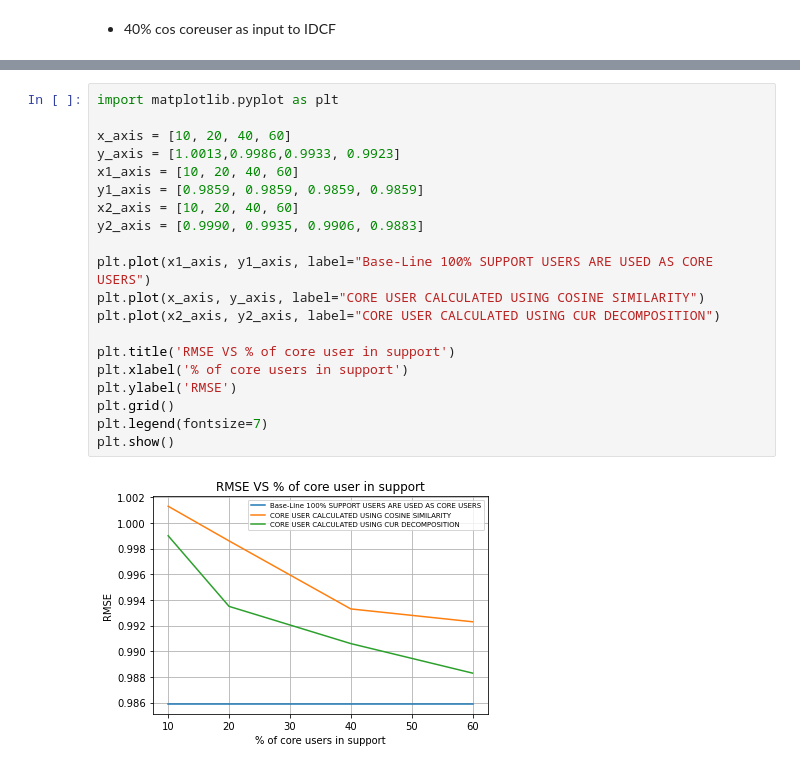
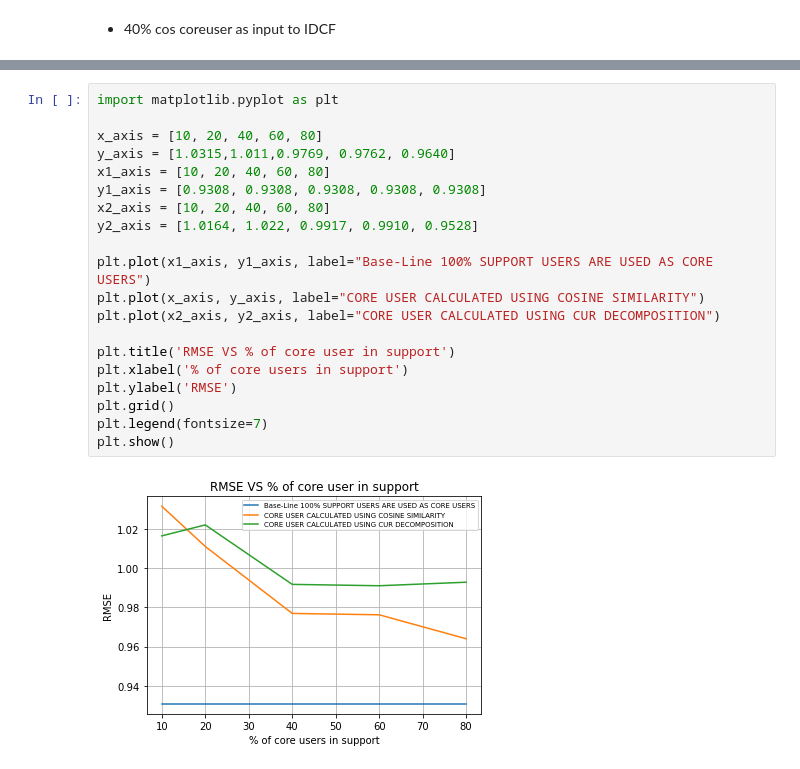
Before and after one commit to JRK123/IDCF, a Jupyter notebook: code/ml-1m/IDCF-NN/runsv6.ipynb, the cells around one changed output, grey strips where cells are left out. Cells and saved outputs as stored; diff of their text form.

Commit message:
graph generated

```diff
--- a/code/ml-1m/IDCF-NN/runsv6.ipynb
+++ b/code/ml-1m/IDCF-NN/runsv6.ipynb
@@ -572,22 +662,22 @@ All Test Result: MAE: 0.8182 RMSE: 1.0119 NDCG: 0.0000
 # %%
 import matplotlib.pyplot as plt
 
-x_axis = [10, 20, 40, 60]
-y_axis = [1.0013,0.9986,0.9933, 0.9923]
-x1_axis = [10, 20, 40, 60]
-y1_axis = [0.9859, 0.9859, 0.9859, 0.9859]
-x2_axis = [10, 20, 40, 60]
-y2_axis = [0.9990, 0.9935, 0.9906, 0.9883]
+x_axis = [10, 20, 40, 60, 80]
+y_axis = [1.0315,1.011,0.9769, 0.9762, 0.9640]
+x1_axis = [10, 20, 40, 60, 80]
+y1_axis = [0.9308, 0.9308, 0.9308, 0.9308, 0.9308]
+x2_axis = [10, 20, 40, 60, 80]
+y2_axis = [1.0164, 1.022, 0.9917, 0.9910, 0.9528]
 
 plt.plot(x1_axis, y1_axis, label="Base-Line 100% SUPPORT USERS ARE USED AS CORE USERS")
 plt.plot(x_axis, y_axis, label="CORE USER CALCULATED USING COSINE SIMILARITY")
 plt.plot(x2_axis, y2_axis, label="CORE USER CALCULATED USING CUR DECOMPOSITION")
 
 plt.title('RMSE VS % of core user in support')
 plt.xlabel('% of core users in support')
 plt.ylabel('RMSE')
 plt.grid()
 plt.legend(fontsize=7)
 plt.show()
 # %% [output]
-[figure, old version]
+[figure, new version]
```
Also changed, not shown: parts of 8 cells of this notebook.
